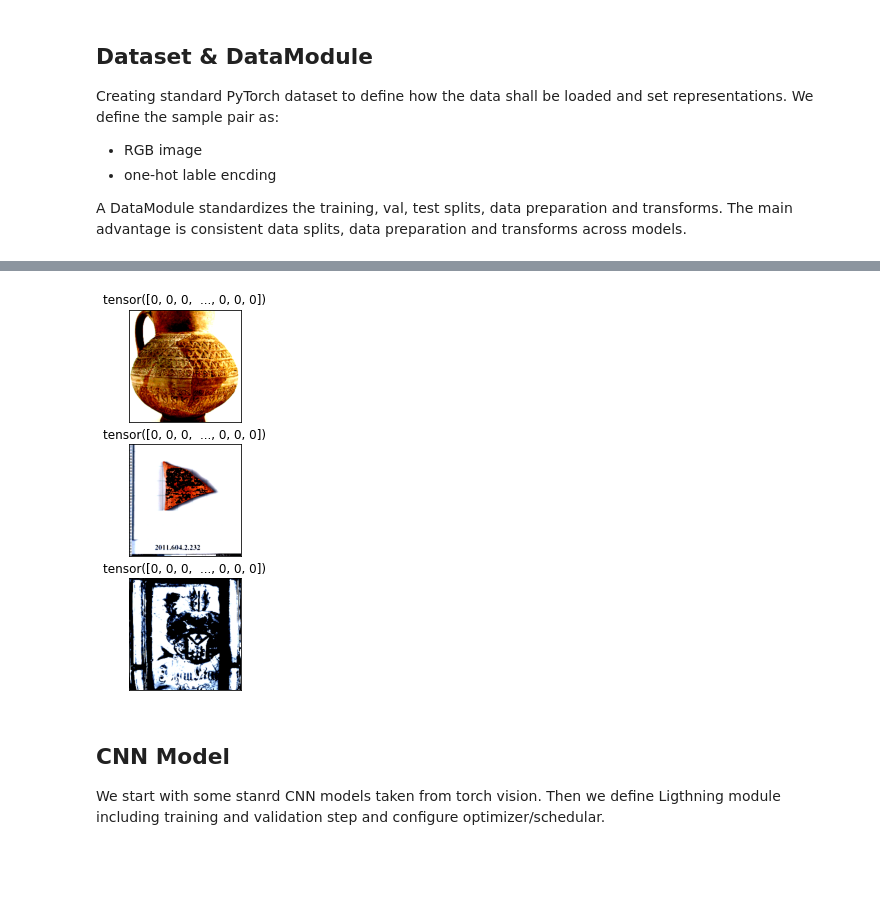
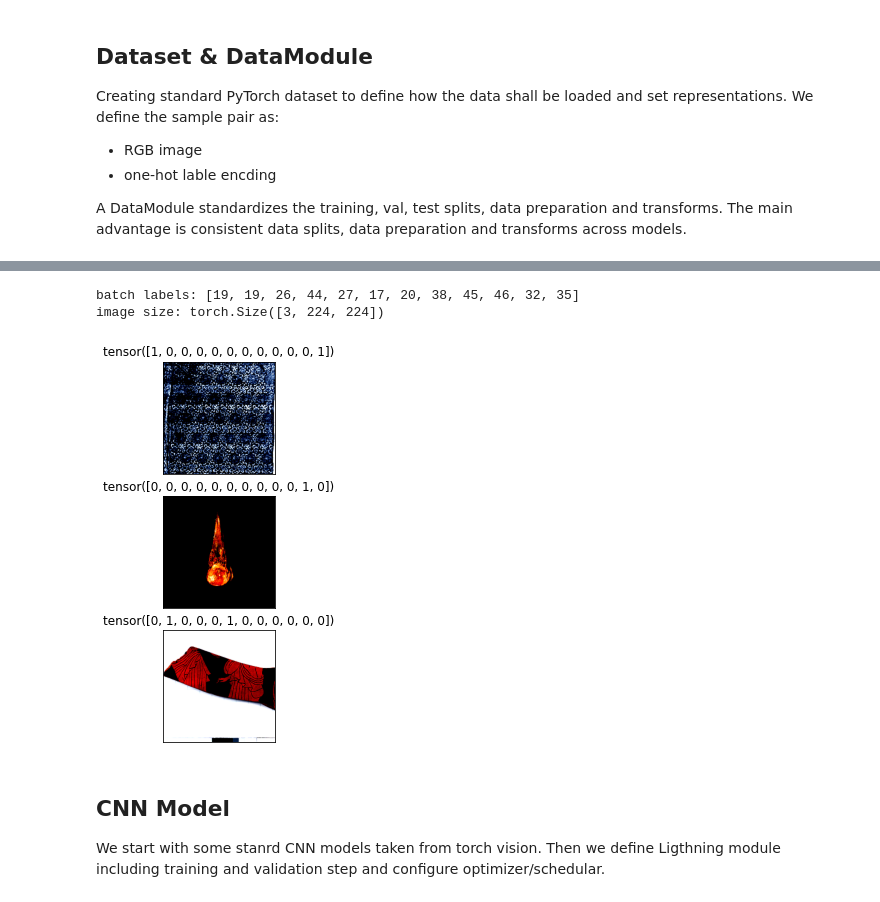
Before and after one commit to Borda/kaggle_image-classify, a Jupyter notebook: notebooks/iMet-with-Lightning.ipynb, the cells around one changed output, grey strips where cells are left out. Cells and saved outputs as stored; diff of their text form; code cells hidden in the pictures; blank space fills up the shorter version.

Commit message:
outsource ipynb & sub-dataset

```diff
--- a/notebooks/iMet-with-Lightning.ipynb
+++ b/notebooks/iMet-with-Lightning.ipynb
@@ -459,37 +181,18 @@ class IMetDM(LightningDataModule):
 # %%
-from PIL import Image
-from torchvision import transforms as T
+import torch
 
-#: default training augmentation
-TORCHVISION_TRAIN_TRANSFORM = T.Compose([
-    T.Resize(size=512, interpolation=Image.BILINEAR),
-    T.RandomRotation(degrees=30),
-    T.RandomPerspective(distortion_scale=0.2),
-    T.RandomResizedCrop(size=224),
-    T.RandomHorizontalFlip(p=0.5),
-    # T.RandomVerticalFlip(p=0.5),
-    # T.ColorJitter(brightness=0.05, contrast=0.05, saturation=0.05, hue=0.05),
-    T.ToTensor(),
-    T.Normalize([0.485, 0.456, 0.406], [0.229, 0.224, 0.225]),
-    #T.Normalize(DATASET_IMAGE_MEAN, DATASET_IMAGE_STD),  # custom
-])
-#: default validation augmentation
-TORCHVISION_VALID_TRANSFORM = T.Compose([
-    T.Resize(size=256, interpolation=Image.BILINEAR),
-    T.CenterCrop(size=224),
-    T.ToTensor(),
-    T.Normalize([0.485, 0.456, 0.406], [0.229, 0.224, 0.225]),
-    #T.Normalize(DATASET_IMAGE_MEAN, DATASET_IMAGE_STD),  # custom
-])
+from kaggle_imet.data import IMetDM, TORCHVISION_TRAIN_TRANSFORM, TORCHVISION_VALID_TRANSFORM
 
 dm = IMetDM(
     base_path=PATH_DATASET,
+    path_csv="train-from-kaggle_min-lb-sample-10000.csv",
     batch_size=228,
     train_transforms=TORCHVISION_TRAIN_TRANSFORM,
     valid_transforms=TORCHVISION_VALID_TRANSFORM,
     # num_workers=0,
 )
 dm.setup()
+print(f"nb labels: {dm.num_classes}")
 
 # Quick view
 fig = plt.figure(figsize=(3, 7))
@@ -511,4 +214,6 @@ image size: torch.Size([3, 224, 224])
+batch labels: [19, 19, 26, 44, 27, 17, 20, 38, 45, 46, 32, 35]
+image size: torch.Size([3, 224, 224])
-[figure, old version]
+[figure, new version]
 # %% [markdown]
 ## CNN Model
 
```
Also changed, not shown: parts of 15 cells of this notebook, 4 other files.
